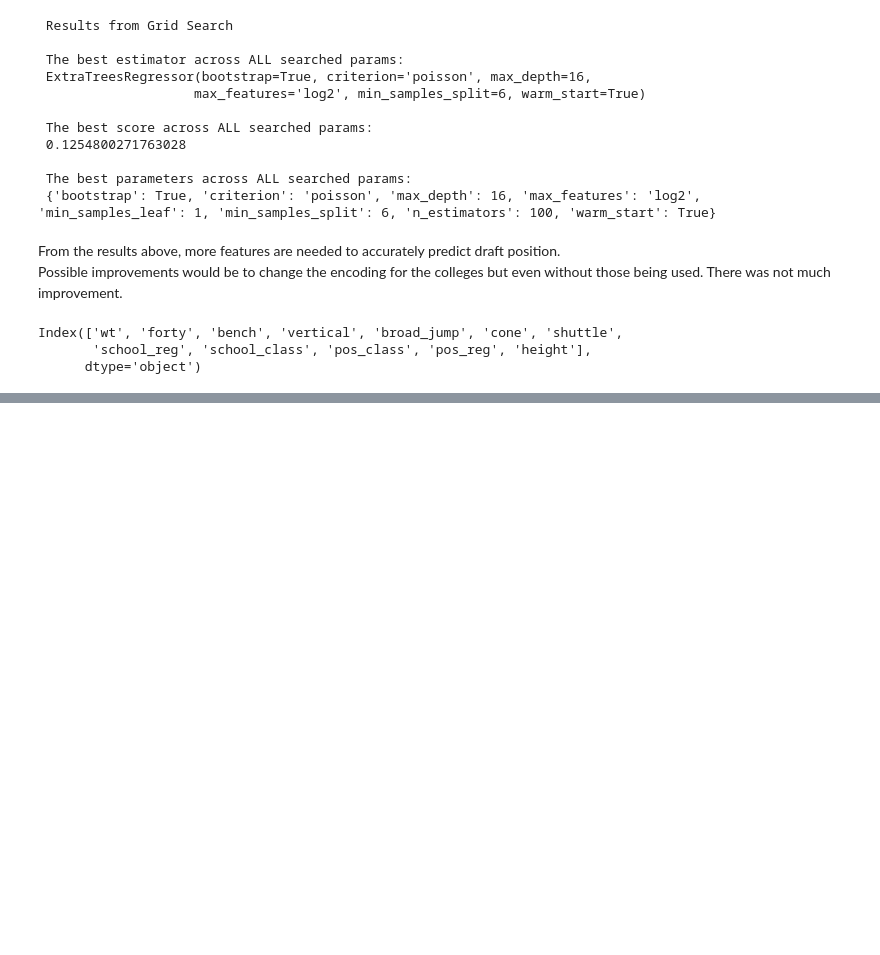
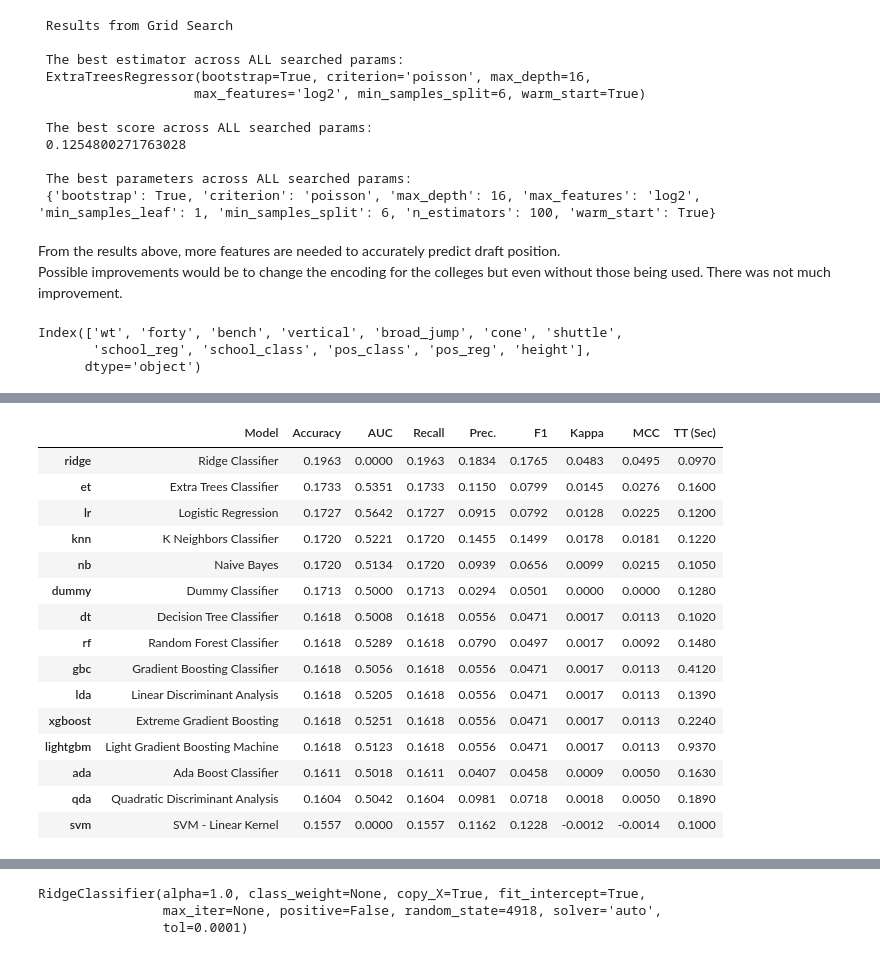
Before and after one commit to jlh28145/NFL-Draft-Combine, a Jupyter notebook: NFL Draft Combine Analysis.ipynb, the cells around one changed output, grey strips where cells are left out. Cells and saved outputs as stored; diff of their text form; code cells hidden in the pictures; blank space fills up the shorter version.

```diff
--- a/NFL Draft Combine Analysis.ipynb
+++ b/NFL Draft Combine Analysis.ipynb
@@ -802,0 +824,3 @@ Index(['wt', 'forty', 'bench', 'vertical', 'broad_jump', 'cone', 'shuttle',
+# %%
+compare_models()
+# %% [output]
@@ -802,0 +828,16 @@ Index(['wt', 'forty', 'bench', 'vertical', 'broad_jump', 'cone', 'shuttle',
+|  | Model | Accuracy | AUC | Recall | Prec. | F1 | Kappa | MCC | TT (Sec) |
+| ridge | Ridge Classifier | 0.1963 | 0.0000 | 0.1963 | 0.1834 | 0.1765 | 0.0483 | 0.0495 | 0.0970 |
+| et | Extra Trees Classifier | 0.1733 | 0.5351 | 0.1733 | 0.1150 | 0.0799 | 0.0145 | 0.0276 | 0.1600 |
+| lr | Logistic Regression | 0.1727 | 0.5642 | 0.1727 | 0.0915 | 0.0792 | 0.0128 | 0.0225 | 0.1200 |
+| knn | K Neighbors Classifier | 0.1720 | 0.5221 | 0.1720 | 0.1455 | 0.1499 | 0.0178 | 0.0181 | 0.1220 |
+| nb | Naive Bayes | 0.1720 | 0.5134 | 0.1720 | 0.0939 | 0.0656 | 0.0099 | 0.0215 | 0.1050 |
+| dummy | Dummy Classifier | 0.1713 | 0.5000 | 0.1713 | 0.0294 | 0.0501 | 0.0000 | 0.0000 | 0.1280 |
+| dt | Decision Tree Classifier | 0.1618 | 0.5008 | 0.1618 | 0.0556 | 0.0471 | 0.0017 | 0.0113 | 0.1020 |
+| rf | Random Forest Classifier | 0.1618 | 0.5289 | 0.1618 | 0.0790 | 0.0497 | 0.0017 | 0.0092 | 0.1480 |
+| gbc | Gradient Boosting Classifier | 0.1618 | 0.5056 | 0.1618 | 0.0556 | 0.0471 | 0.0017 | 0.0113 | 0.4120 |
+| lda | Linear Discriminant Analysis | 0.1618 | 0.5205 | 0.1618 | 0.0556 | 0.0471 | 0.0017 | 0.0113 | 0.1390 |
+| xgboost | Extreme Gradient Boosting | 0.1618 | 0.5251 | 0.1618 | 0.0556 | 0.0471 | 0.0017 | 0.0113 | 0.2240 |
+| lightgbm | Light Gradient Boosting Machine | 0.1618 | 0.5123 | 0.1618 | 0.0556 | 0.0471 | 0.0017 | 0.0113 | 0.9370 |
+| ada | Ada Boost Classifier | 0.1611 | 0.5018 | 0.1611 | 0.0407 | 0.0458 | 0.0009 | 0.0050 | 0.1630 |
+| qda | Quadratic Discriminant Analysis | 0.1604 | 0.5042 | 0.1604 | 0.0981 | 0.0718 | 0.0018 | 0.0050 | 0.1890 |
+| svm | SVM - Linear Kernel | 0.1557 | 0.0000 | 0.1557 | 0.1162 | 0.1228 | -0.0012 | -0.0014 | 0.1000 |
@@ -802,0 +845,3 @@ Index(['wt', 'forty', 'bench', 'vertical', 'broad_jump', 'cone', 'shuttle',
+RidgeClassifier(alpha=1.0, class_weight=None, copy_X=True, fit_intercept=True,
+                max_iter=None, positive=False, random_state=4918, solver='auto',
+                tol=0.0001)
```
Also changed, not shown: parts of 21 cells of this notebook, 1 other file.
